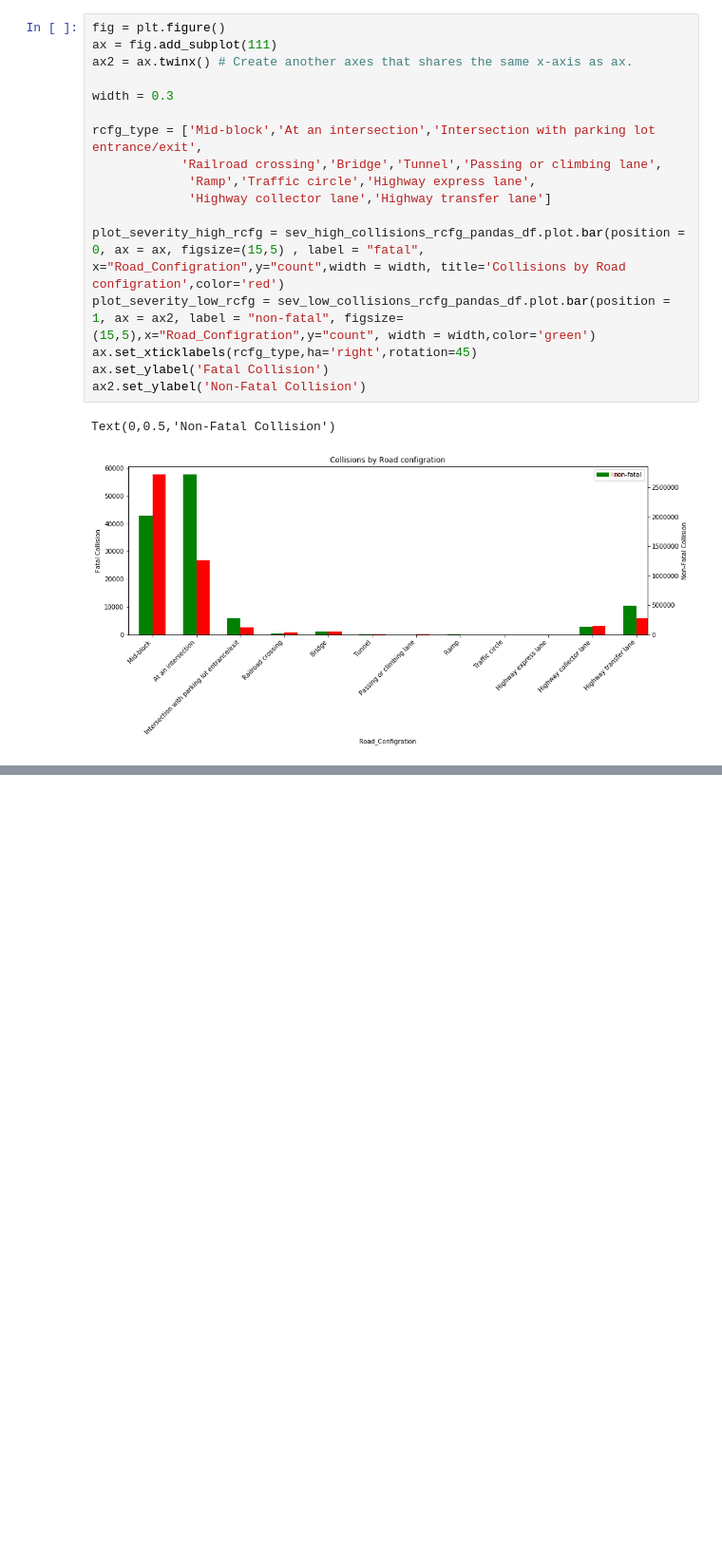
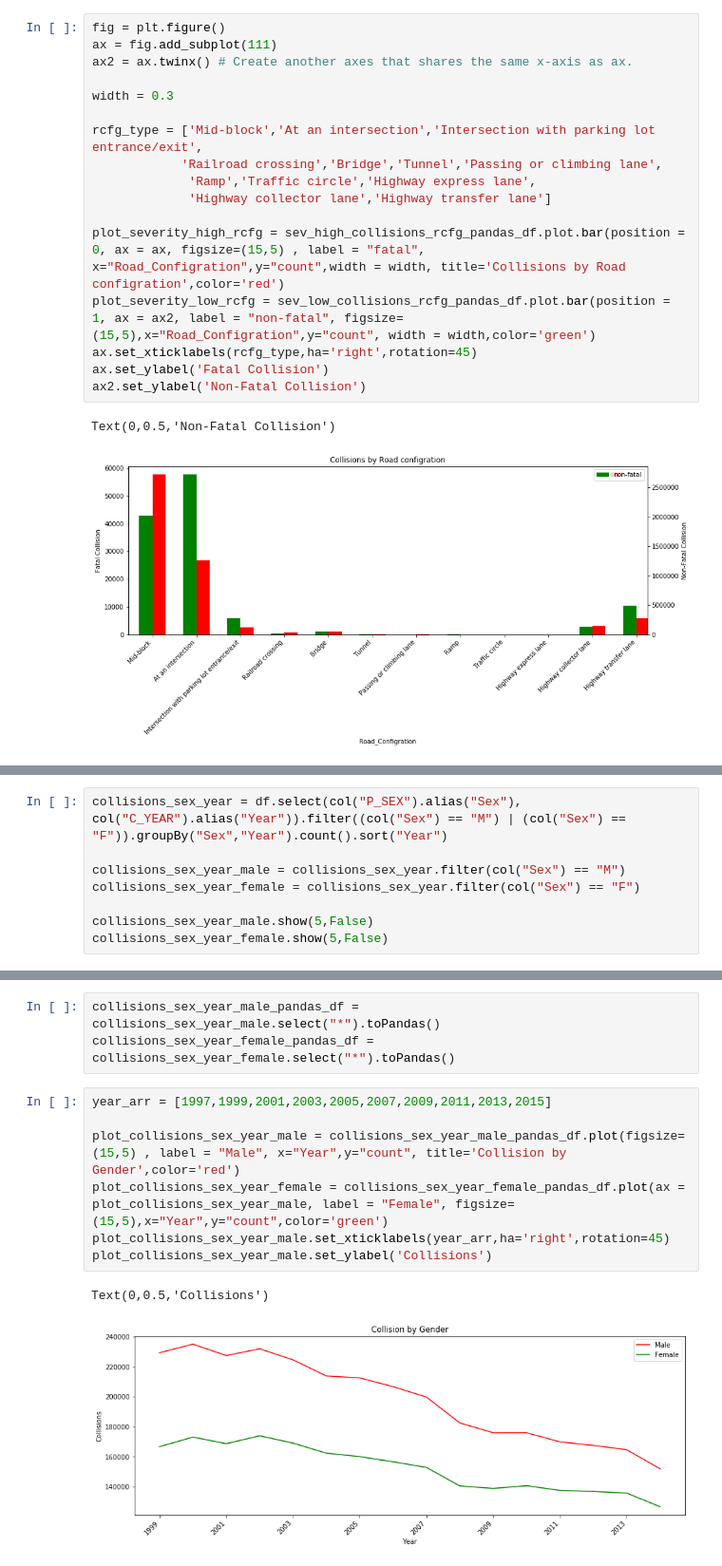
Before and after one commit to SinghGursimran/Analysis-of-Car-Accidents-in-Canada-using-PySpark, a Jupyter notebook: Analysis.ipynb, the cells around one changed output, grey strips where cells are left out. Shown at 95% size. Drawn from its saved outputs; the diff is of its cells as text; blank space fills up the shorter version.

```diff
--- a/Analysis.ipynb
+++ b/Analysis.ipynb
@@ -364,0 +365,8 @@ import pyspark.mllib
+# %%
+collisions_sex_year = df.select(col("P_SEX").alias("Sex"), col("C_YEAR").alias("Year")).filter((col("Sex") == "M") | (col("Sex") == "F")).groupBy("Sex","Year").count().sort("Year")
+
+collisions_sex_year_male = collisions_sex_year.filter(col("Sex") == "M")
+collisions_sex_year_female = collisions_sex_year.filter(col("Sex") == "F")
+
+collisions_sex_year_male.show(5,False)
+collisions_sex_year_female.show(5,False)
@@ -364,0 +384,13 @@ import pyspark.mllib
+# %%
+collisions_sex_year_male_pandas_df = collisions_sex_year_male.select("*").toPandas()
+collisions_sex_year_female_pandas_df = collisions_sex_year_female.select("*").toPandas()
+# %%
+year_arr = [1997,1999,2001,2003,2005,2007,2009,2011,2013,2015]
+
+plot_collisions_sex_year_male = collisions_sex_year_male_pandas_df.plot(figsize=(15,5) , label = "Male", x="Year",y="count", title='Collision by Gender',color='red')
+plot_collisions_sex_year_female = collisions_sex_year_female_pandas_df.plot(ax = plot_collisions_sex_year_male, label = "Female", figsize=(15,5),x="Year",y="count",color='green')
+plot_collisions_sex_year_male.set_xticklabels(year_arr,ha='right',rotation=45)
+plot_collisions_sex_year_male.set_ylabel('Collisions')
+# %% [output]
+Text(0,0.5,'Collisions')
+[figure, added]
```
Also changed, not shown: parts of 3 cells of this notebook.
